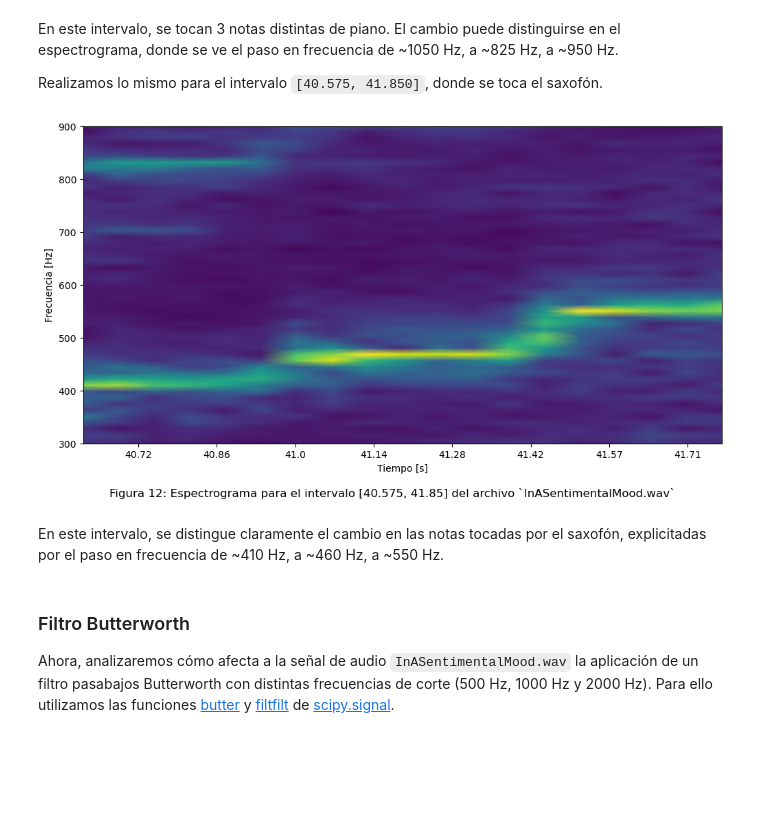
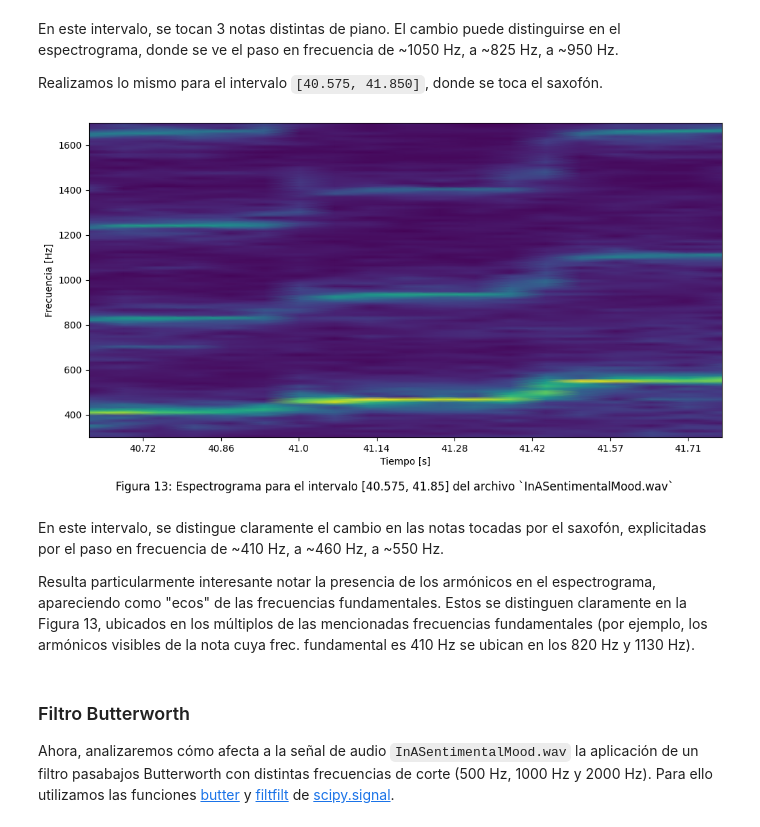
Before and after one commit to mjkloeckner/TB065, a Jupyter notebook: segunda_parte/tpe_segunda_parte.ipynb, the cells around one changed output. Saved outputs shown, nothing was run; the diff lists cells and outputs as text; code cells hidden in the pictures; blank space fills up the shorter version.

Commit message:
Change spectrogram frequency scale, fix figure captions

```diff
--- a/segunda_parte/tpe_segunda_parte.ipynb
+++ b/segunda_parte/tpe_segunda_parte.ipynb
@@ -284,32 +287,34 @@ Realizamos lo mismo para el intervalo `[40.575, 41.850]`, donde se toca el saxof
 # %%
 t=40.575
 dt=1.275
 
 i = int(t*file1_sample_rate)
 di = int((t+dt)*file1_sample_rate)
 
 interval_data = file1_data_normalized[i:di]
 
 f, time, Sxx = spectrogram(interval_data, fs=file1_sample_rate, nperseg=4096, noverlap=1024)
 
 figure, axis = plt.subplots(num=title, figsize=(12, 6))
-figure_caption = f'Figura 12: Espectrograma para el intervalo [{t}, {t+dt}] del archivo `{file1_name}`'
+figure_caption = f'Figura 13: Espectrograma para el intervalo [{t}, {t+dt}] del archivo `{file1_name}`'
 figure.text(.5, -0.02, figure_caption, ha='center', fontsize=12)
 
 # Ajuste en el eje X.
 ticks = np.linspace(0, dt, 10)
 tick_labels = np.linspace(t, t + dt, 10)
 plt.xticks(ticks, labels=np.round(tick_labels, 2))
 
 plt.pcolormesh(time, f, Sxx**0.25, shading='gouraud') # **0.25 permite una mejor visualización.
 plt.ylabel('Frecuencia [Hz]')
 plt.xlabel('Tiempo [s]')
-plt.ylim(300, 900)
+plt.ylim(300, 1700)
 plt.show()
 # %% [output]
-[figure, old version]
+[figure, new version]
 # %% [markdown]
 En este intervalo, se distingue claramente el cambio en las notas tocadas por el saxofón, explicitadas por el paso en frecuencia de ~410 Hz, a ~460 Hz, a ~550 Hz.
+
+Resulta particularmente interesante notar la presencia de los armónicos en el espectrograma, apareciendo como "ecos" de las frecuencias fundamentales. Estos se distinguen claramente en la Figura 13, ubicados en los múltiplos de las mencionadas frecuencias fundamentales (por ejemplo, los armónicos visibles de la nota cuya frec. fundamental es 410 Hz se ubican en los 820 Hz y 1130 Hz).
 # %% [markdown]
 ### Filtro Butterworth
 
```
Also changed, not shown: parts of 15 cells of this notebook.
